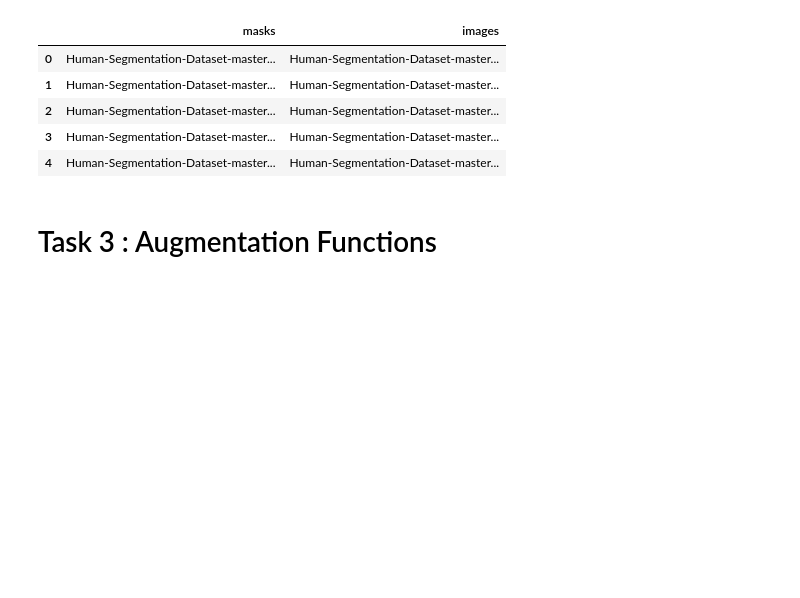
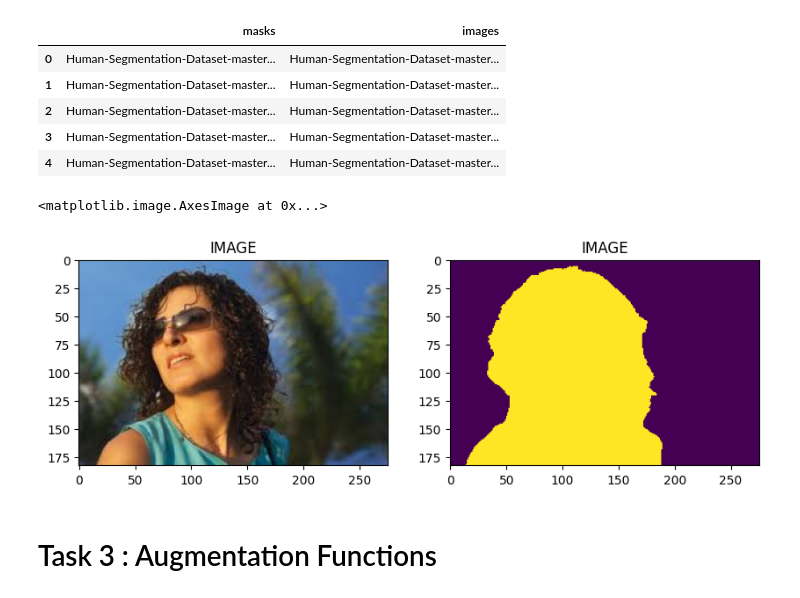
Before and after one commit to bhavyasri466/deep-learning-with-pytorch-image-segmentation, a Jupyter notebook: Copy_of_Deep_Learning_with_PyTorch_ImageSegmentation.ipynb, the cells around one changed output. Saved outputs shown, nothing was run; the diff lists cells and outputs as text; code cells hidden in the pictures; blank space fills up the shorter version.

```diff
--- a/Copy_of_Deep_Learning_with_PyTorch_ImageSegmentation.ipynb
+++ b/Copy_of_Deep_Learning_with_PyTorch_ImageSegmentation.ipynb
@@ -89,12 +91,15 @@ mask_path=row.masks
 image=cv2.imread(image_path)
 image=cv2.cvtColor(image,cv2.COLOR_BGR2RGB)
 
-mask=cv
+mask=cv2.imread(mask_path,cv2.IMREAD_GRAYSCALE)/255.0
 # %%
 f, (ax1, ax2) = plt.subplots(1, 2, figsize=(10,5))
 
 ax1.set_title('IMAGE')
 ax1.imshow(image)
 
-ax2.set_title('GROUND TRUTH')
-ax2.imshow(mask,cmap = 'gray')
+ax2.set_title('IMAGE')
+ax2.imshow(mask)
+# %% [output]
+<matplotlib.image.AxesImage at 0x...>
+[figure, added]
```
Also changed, not shown: parts of 16 cells of this notebook.
